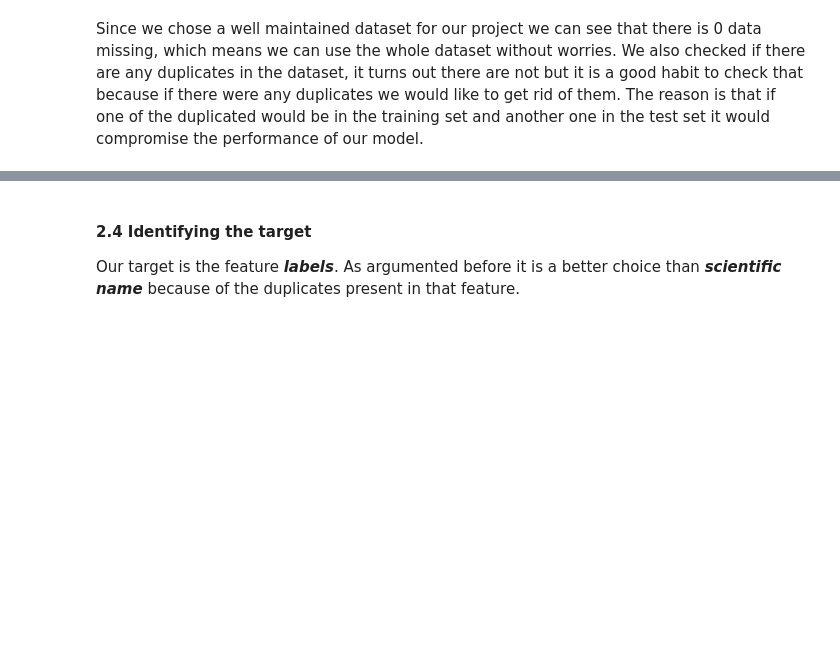
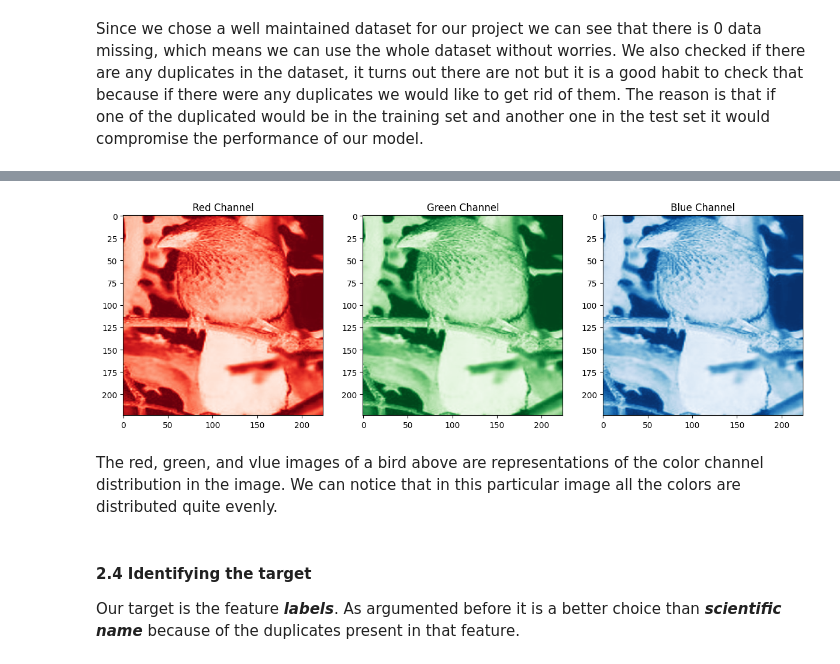
Before and after one commit to MAL-flowdemort/FeatherVision, a Jupyter notebook: FeatherVision.ipynb, the cells around one changed output, grey strips where cells are left out. Cells and saved outputs as stored; diff of their text form; code cells hidden in the pictures; blank space fills up the shorter version.

```diff
--- a/FeatherVision.ipynb
+++ b/FeatherVision.ipynb
@@ -206,3 +239,21 @@ Number of duplicated rows: 0
+# %%
+fig, ax = plt.subplots(1, 3, figsize=(15, 5))
+ax[0].imshow(img_plt[:, :, 0], cmap='Reds')
+ax[0].set_title('Red Channel')
+ax[1].imshow(img_plt[:, :, 1], cmap='Greens')
+ax[1].set_title('Green Channel')
+ax[2].imshow(img_plt[:, :, 2], cmap='Blues')
+ax[2].set_title('Blue Channel')
+plt.show()
+# %% [output]
+[figure, added]
+# %% [markdown]
+<style>
+	p {
+		line-height: 180%;
+	}
+</style>
+<p>The red, green, and vlue images of a bird above are representations of the color channel distribution in the image. We can notice that in this particular image all the colors are distributed quite evenly.</p>
 # %% [markdown]
 <style>
 	p {
```
Also changed, not shown: parts of 8 cells of this notebook, 1 other file.
